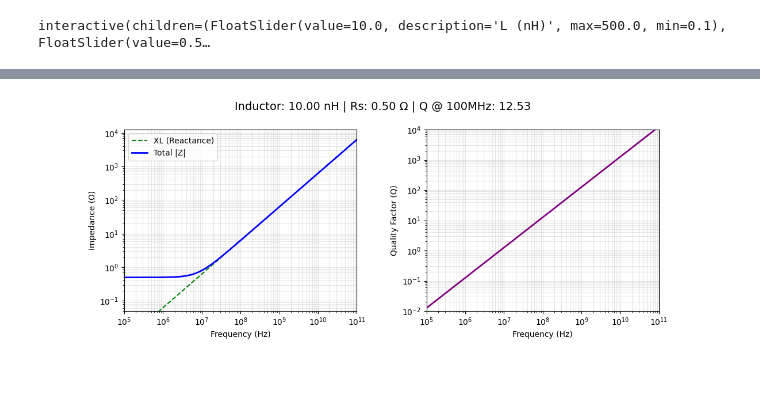
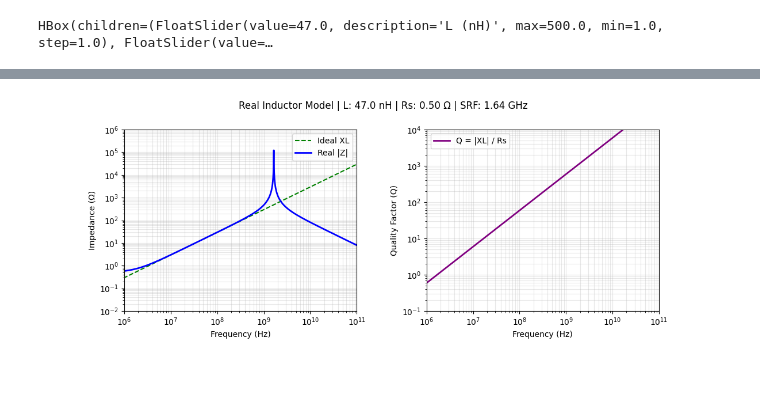
Before and after one commit to mnoj/ECS_Virtual_Class, a Jupyter notebook: 02_01_PassiveComponents.ipynb, the cells around one changed output, grey strips where cells are left out. Saved outputs shown, nothing was run; the diff lists cells and outputs as text; code cells hidden in the pictures.

```diff
--- a/02_01_PassiveComponents.ipynb
+++ b/02_01_PassiveComponents.ipynb
@@ -488,13 +477,13 @@ import ipywidgets as widgets
 
 plt.close('all')
 
-# 1. Setup Figure with side-by-side (parallel) subplots
+# 1. Setup Figure with side-by-side subplots
 fig, (ax1, ax2) = plt.subplots(1, 2, figsize=(12, 5))
 plt.subplots_adjust(wspace=0.3, bottom=0.25)
 
 # Subplot 1: Impedance (Left)
-line_xl, = ax1.loglog([], [], color='green', ls='--', lw=1.5, label='XL (Reactance)')
-line_total, = ax1.loglog([], [], color='blue', lw=2, label='Total |Z|')
+line_xl, = ax1.loglog([], [], color='green', ls='--', lw=1.5, label='Ideal XL')
+line_total, = ax1.loglog([], [], color='blue', lw=2, label='Real |Z|')
 v_line1 = ax1.axvline(1, color='gray', lw=0.5, ls='-', visible=False)
 ax1.set_xlabel("Frequency (Hz)")
 ax1.set_ylabel("Impedance (Ω)")
@@ -502,72 +491,86 @@ ax1.grid(True, which="both", ls="-", alpha=0.3)
 ax1.legend()
 
 # Subplot 2: Q Factor (Right)
-line_q, = ax2.loglog([], [], color='purple', lw=2, label='Q Factor')
+line_q, = ax2.loglog([], [], color='purple', lw=2, label='Q = |XL| / Rs')
 v_line2 = ax2.axvline(1, color='gray', lw=0.5, ls='-', visible=False)
 ax2.set_xlabel("Frequency (Hz)")
 ax2.set_ylabel("Quality Factor (Q)")
 ax2.grid(True, which="both", ls="-", alpha=0.3)
+ax2.legend()
 
-# Floating text box for synchronized data
+# Floating text box
 text_box = fig.text(0.5, 0.02, '', ha='center', bbox=dict(boxstyle='round', facecolor='white', alpha=0.8))
 
-# Global data storage - Extended to 10GHz for nH inductors
+# Global data storage
 freq_data = np.logspace(5, 11, 2500)
 mag_data = np.zeros_like(freq_data)
-xl_data = np.zeros_like(freq_data)
+xl_ideal = np.zeros_like(freq_data)
 q_data = np.zeros_like(freq_data)
 
 def update_ind(L_nH, Rs_ohms):
-    global mag_data, xl_data, q_data
+    global mag_data, xl_ideal, q_data
     if L_nH <= 0 or Rs_ohms <= 0: return
+
+    # Predefined Parasitic Capacitance (Typical for RF SMD Inductors)
+    Cp_fixed = 0.2e-12  # 0.2 pF
 
     L = L_nH * 1e-9
     omega = 2 * np.pi * freq_data
 
     # Physics calculations
-    xl_data = omega * L
-    mag_data = np.sqrt(Rs_ohms**2 + xl_data**2)
-    q_data = xl_data / Rs_ohms
+    xl_ideal = omega * L
+
+    # 1. Series branch: Z_s = Rs + j*omega*L
+    Z_s = Rs_ohms + 1j * xl_ideal
+
+    # 2. Parallel branch: Z_cp = 1 / (j*omega*Cp)
+    Z_cp = 1 / (1j * omega * Cp_fixed)
+
+    # 3. Total Impedance: (Z_s * Z_cp) / (Z_s + Z_cp)
+    Z_total = (Z_s * Z_cp) / (Z_s + Z_cp)
+    mag_data = np.abs(Z_total)
+
+    # Q Factor based on relationship between XL and Rs
+    q_data = xl_ideal / Rs_ohms
 
     # Update Visuals
-    line_xl.set_data(freq_data, xl_data)
+    line_xl.set_data(freq_data, xl_ideal)
     line_total.set_data(freq_data, mag_data)
     line_q.set_data(freq_data, q_data)
 
-    ax1.set_xlim(1e5, 1e11)
-    ax1.set_ylim(max(1e-3, Rs_ohms * 0.1), max(xl_data[-1], 100) * 2)
-    ax2.set_xlim(1e5, 1e11)
-    ax2.set_ylim(0.01, 1e4)
+    # Calculate Self-Resonant Frequency (SRF)
+    f_srf = 1 / (2 * np.pi * np.sqrt(L * Cp_fixed))
 
-    # Calculation for Q @ 100MHz (Typical for RF nH inductors)
-    idx_ref = (np.abs(freq_data - 100e6)).argmin()
-    q_ref = q_data[idx_ref]
+    ax1.set_xlim(1e6, 1e11)
+    ax1.set_ylim(0.01, 1e6)
+    ax2.set_xlim(1e6, 1e11)
+    ax2.set_ylim(0.1, 1e4)
 
-    fig.suptitle(f"Inductor: {L_nH:.2f} nH | Rs: {Rs_ohms:.2f} Ω | Q @ 100MHz: {q_ref:.2f}", fontsize=14)
+    fig.suptitle(f"Real Inductor Model | L: {L_nH:.1f} nH | Rs: {Rs_ohms:.2f} Ω | SRF: {f_srf/1e9:.2f} GHz", fontsize=12)
     fig.canvas.draw_idle()
 
-# Dual-cursor Logic
 def on_mouse_move(event):
     if event.inaxes in [ax1, ax2]:
         idx = (np.abs(np.log10(freq_data) - np.log10(event.xdata))).argmin()
-
         f_hz = freq_data[idx]
-        f_khz = f_hz / 1000000000.0
-        xl, z, q = xl_data[idx], mag_data[idx], q_data[idx]
+        z, q, xl = mag_data[idx], q_data[idx], xl_ideal[idx]
 
         v_line1.set_xdata([f_hz, f_hz]); v_line1.set_visible(True)
         v_line2.set_xdata([f_hz, f_hz]); v_line2.set_visible(True)
 
-        text_box.set_text(f'Freq: {f_khz:.2f} GHz | XL: {xl:.2f} Ω | Total Z: {z:.2f} Ω | Q: {q:.2f}')
+        text_box.set_text(f'Freq: {f_hz/1e6:.1f} MHz | Ideal XL: {xl:.2f} Ω | Total Z: {z:.2f} Ω | Q: {q:.1f}')
         fig.canvas.draw_idle()
 
 fig.canvas.mpl_connect('motion_notify_event', on_mouse_move)
 
-# Sliders - Switched to nH and adjusted Rs range
-widgets.interact(update_ind,
-    L_nH=widgets.FloatSlider(value=10.0, min=0.1, max=500.0, step=0.1, description='L (nH)'),
-    Rs_ohms=widgets.FloatSlider(value=0.5, min=0.01, max=10.0, step=0.01, description='Rs (Ω)')
-)
+# Sliders
+L_slider = widgets.FloatSlider(value=47.0, min=1.0, max=500.0, step=1.0, description='L (nH)')
+Rs_slider = widgets.FloatSlider(value=0.5, min=0.01, max=10.0, step=0.01, description='Rs (Ω)')
+
+ui = widgets.HBox([L_slider, Rs_slider])
+out = widgets.interactive_output(update_ind, {'L_nH': L_slider, 'Rs_ohms': Rs_slider})
+
+display(ui, out)
 plt.show()
 # %% [output]
-interactive(children=(FloatSlider(value=10.0, description='L (nH)', max=500.0, min=0.1), FloatSlider(value=0.5…
+HBox(children=(FloatSlider(value=47.0, description='L (nH)', max=500.0, min=1.0, step=1.0), FloatSlider(value=…
@@ -574 +578 @@ interactive(children=(FloatSlider(value=10.0, description='L (nH)', max=500.0, m
-[figure, old version]
+[figure, new version]
```
Also changed, not shown: parts of 9 cells of this notebook, 1 other file.
